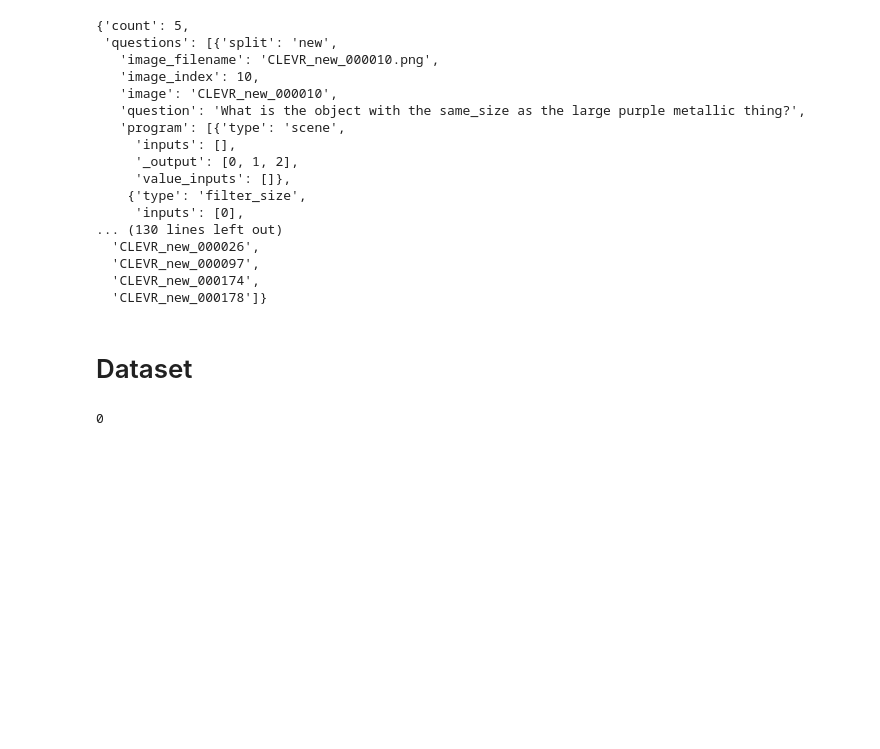
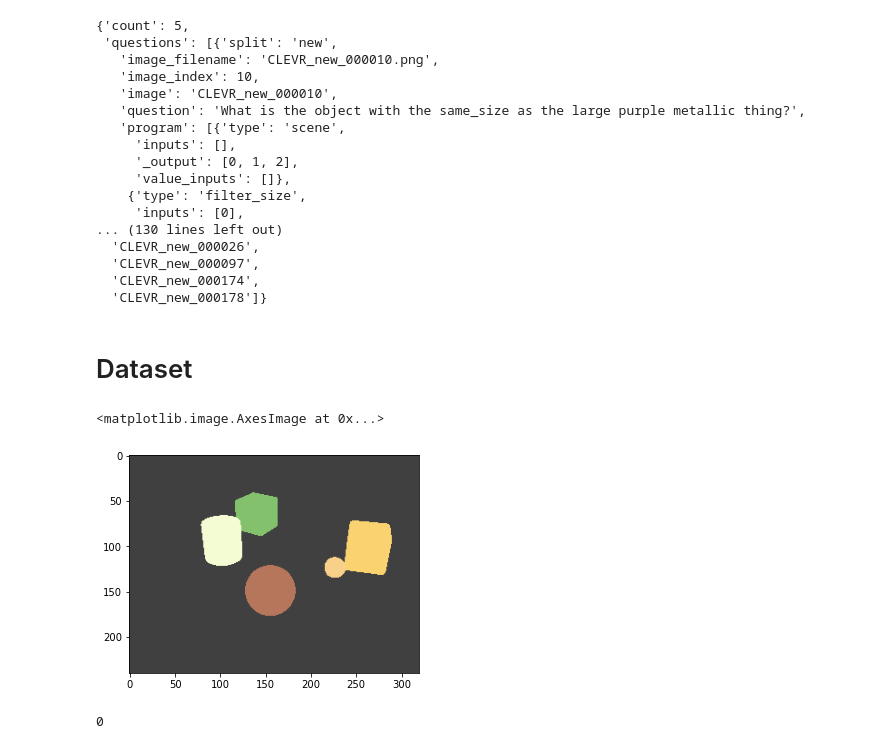
Before and after one commit to tailintalent/clevr-dataset-gen, a Jupyter notebook: generation.ipynb, the cells around one changed output. Drawn from its saved outputs; the diff is of its cells as text; code cells hidden in the pictures; blank space fills up the shorter version.

```diff
--- a/generation.ipynb
+++ b/generation.ipynb
@@ -201,6 +203,11 @@ observed_question_types["same_size-size=large,color=purple,material=metal"]
 %autoreload 2
 # %%
 from dataset import ClevrRelationDataset
+# %%
+plt.imshow(Image.open("/dfs/user/tailin/.results/CLEVR_relation/mpi/combined/images/CLEVR_new_000005_mask.png"))
+# %% [output]
+<matplotlib.image.AxesImage at 0x...>
+[figure, added]
 # %%
 dataset = ClevrRelationDataset(image_dir="/dfs/user/tailin/.results/CLEVR_relation/mpi/combined/images", question_dir="/dfs/user/tailin/.results/CLEVR_relation/mpi/combined")
 # %% [output]
```
Also changed, not shown: parts of 3 cells of this notebook, 2 other files.
